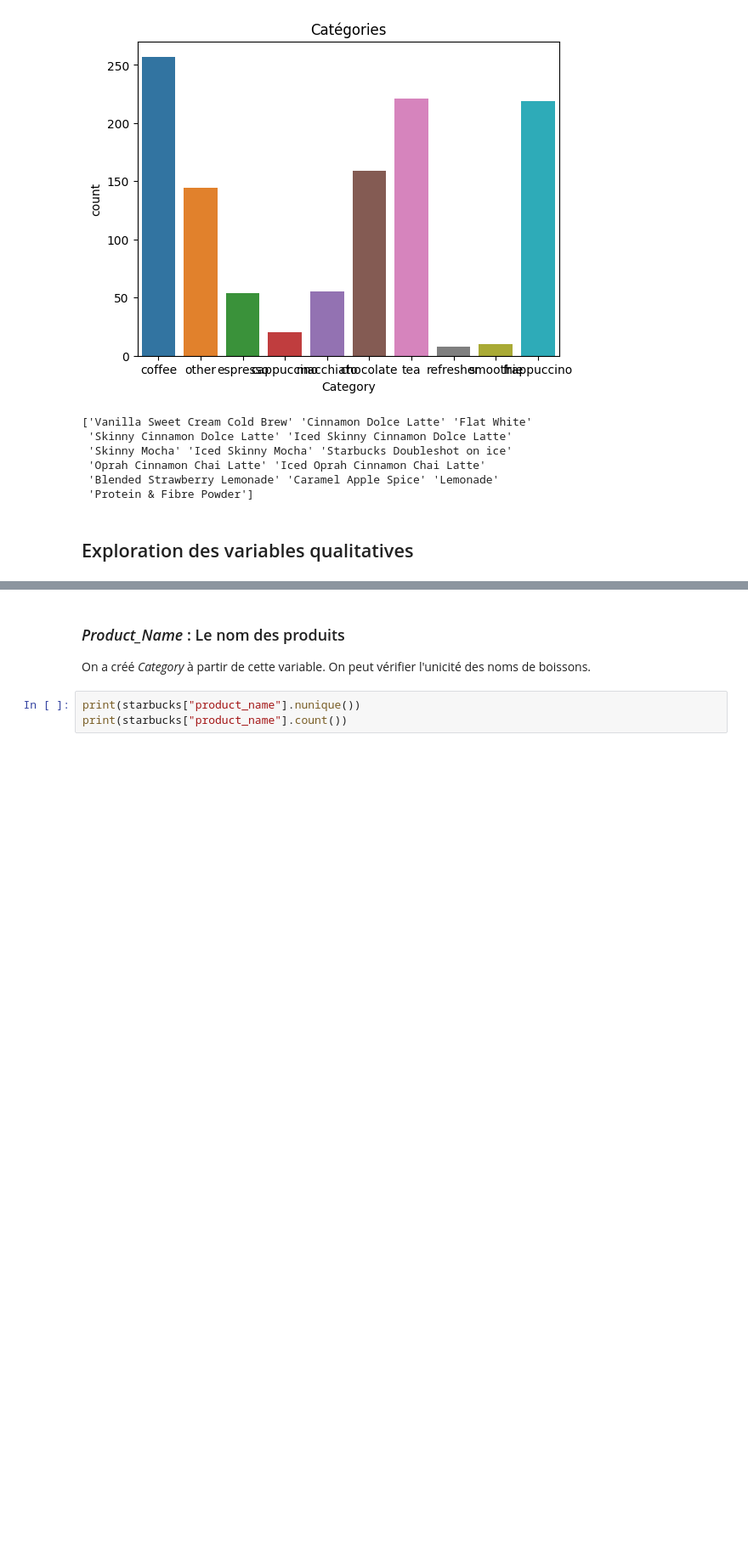
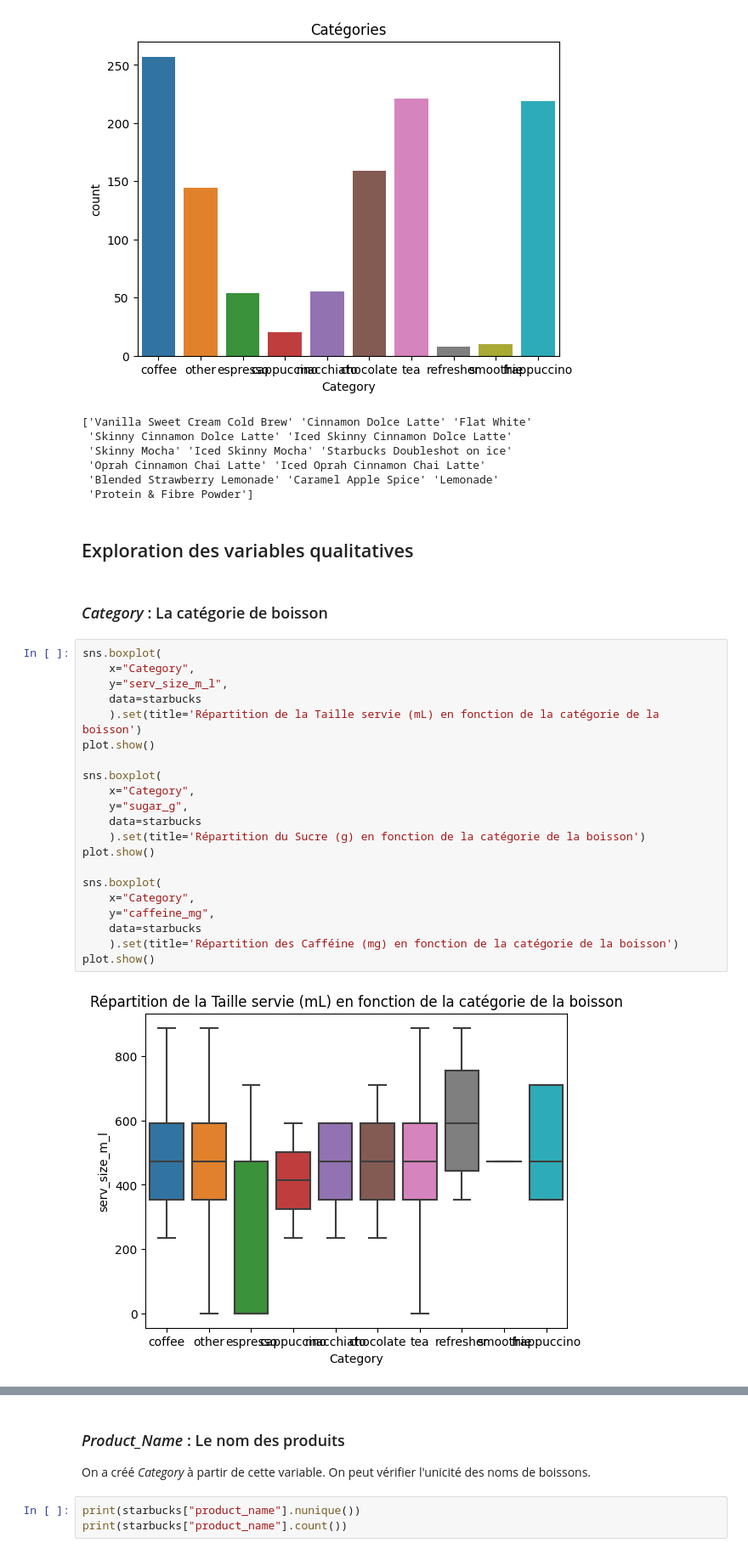
Before and after one commit to bsellier/SY09, a Jupyter notebook: SY09_Starbucks.ipynb, the cells around one changed output, grey strips where cells are left out. Shown at 85% size. Drawn from its saved outputs; the diff is of its cells as text; blank space fills up the shorter version.

Commit message:
Ajout exploration des catégories

```diff
--- a/SY09_Starbucks.ipynb
+++ b/SY09_Starbucks.ipynb
@@ -66,3 +66,28 @@ print(test_cat["product_name"].unique())
  'Protein & Fibre Powder']
 # %% [markdown]
 ## Exploration des variables qualitatives
+# %% [markdown]
+### *Category* : La catégorie de boisson
+# %%
+sns.boxplot(
+    x="Category",
+    y="serv_size_m_l",
+    data=starbucks
+    ).set(title='Répartition de la Taille servie (mL) en fonction de la catégorie de la boisson')
+plot.show()
+
+sns.boxplot(
+    x="Category",
+    y="sugar_g",
+    data=starbucks
+    ).set(title='Répartition du Sucre (g) en fonction de la catégorie de la boisson')
+plot.show()
+
+sns.boxplot(
+    x="Category",
+    y="caffeine_mg",
+    data=starbucks
+    ).set(title='Répartition des Cafféine (mg) en fonction de la catégorie de la boisson')
+plot.show()
+# %% [output]
+[figure, added]
```
Also changed, not shown: parts of 1 cell of this notebook.
